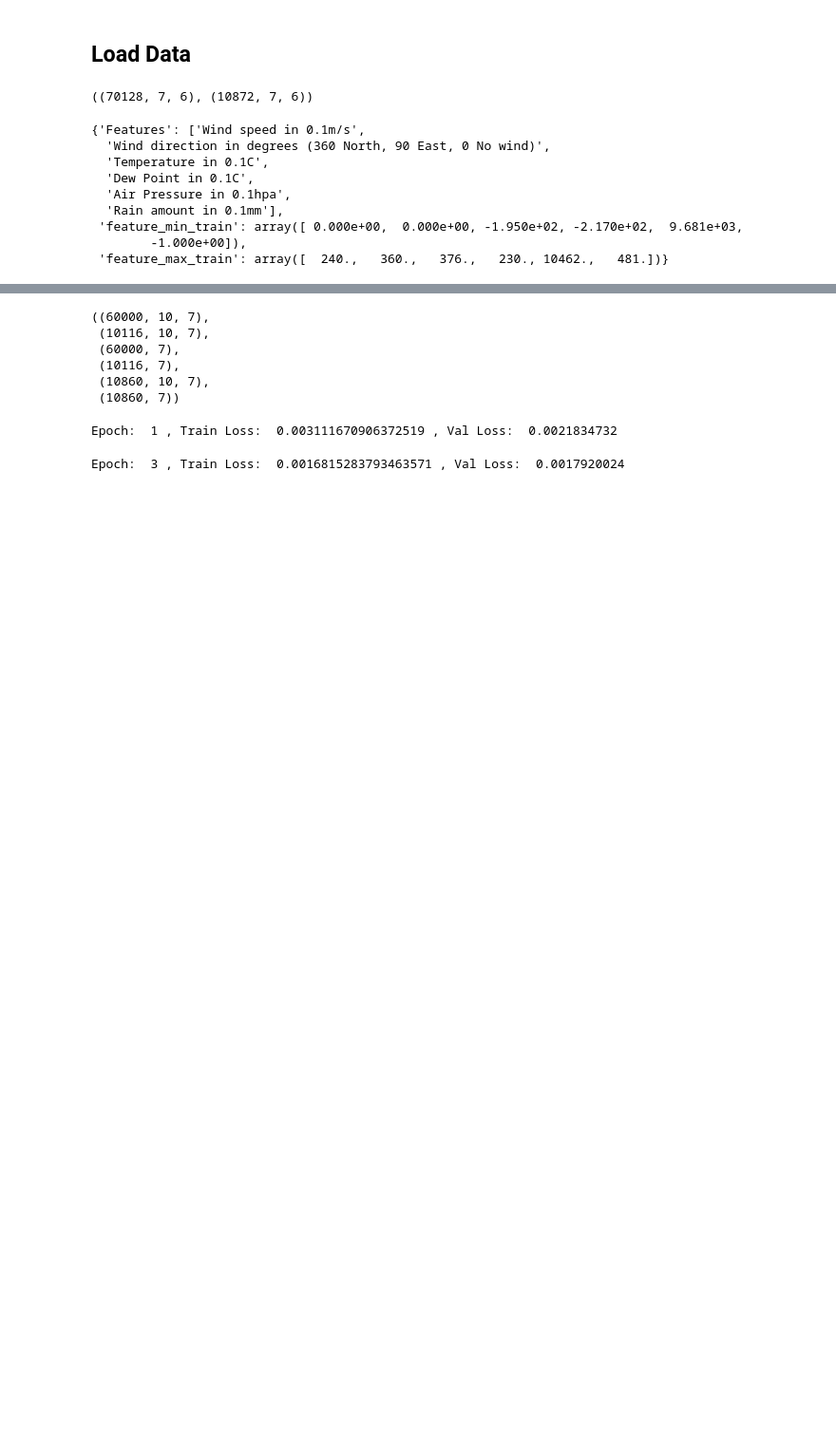
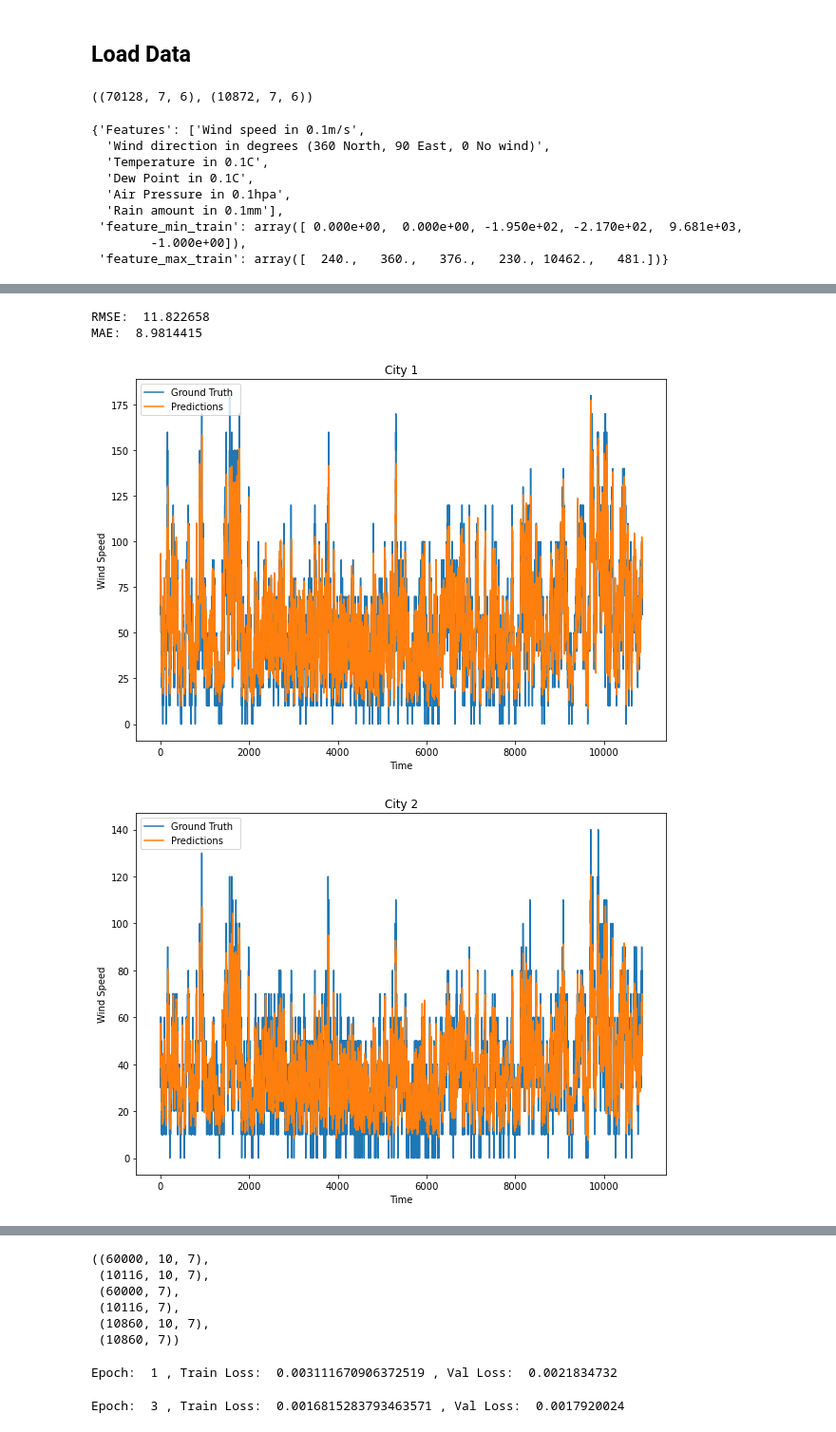
Before and after one commit to mhmdrdwn/NLweather, a Jupyter notebook: wind_speed_demo.ipynb, the cells around one changed output, grey strips where cells are left out. Shown at 95% size. Saved outputs shown, nothing was run; the diff lists cells and outputs as text; code cells hidden in the pictures; blank space fills up the shorter version.

```diff
--- a/wind_speed_demo.ipynb
+++ b/wind_speed_demo.ipynb
@@ -39,0 +45,5 @@ The following models are running in my own CPU, so it's very slow. It should be
+# %%
+# build time series features and labels
+xtrain, xval, ytrain, yval = make_ready_data(train_data, feature='speed',gap=1)
+xtest, ytest = make_ready_data(test_data, train=False, feature='speed', gap=1)
+xtrain.shape, xval.shape, ytrain.shape, yval.shape,xtest.shape, ytest.shape
@@ -39,0 +57,13 @@ The following models are running in my own CPU, so it's very slow. It should be
+# %%
+from src.data_utils import build_dataloader
+train_iter, val_iter, test_iter, device = build_dataloader(xtrain, xval, xtest, ytrain, yval, ytest)
+# %%
+from src.models import LSTM
+from src.run import run_train, validate
+
+# build the model
+lstm_baseline = LSTM(output_size, input_size, hidden_size, num_layers)
+lstm_baseline = lstm_baseline.to(device)
+
+# train the model
+lstm_baseline = run_train(lstm_baseline, train_iter, val_iter, num_epochs=10, features_set=1)
@@ -39,0 +76,11 @@ The following models are running in my own CPU, so it's very slow. It should be
+# %%
+from src.run import run_test
+y_true, y_preds = run_test(lstm_baseline, test_iter, scaler, features_set=1)
+# %%
+from src.vis import results
+results(y_true, y_preds, plots=True)
+# %% [output]
+RMSE:  11.822658
+MAE:  8.9814415
+[figure, added]
+[figure, added]
```
Also changed, not shown: parts of 29 cells of this notebook, 1 other file.
